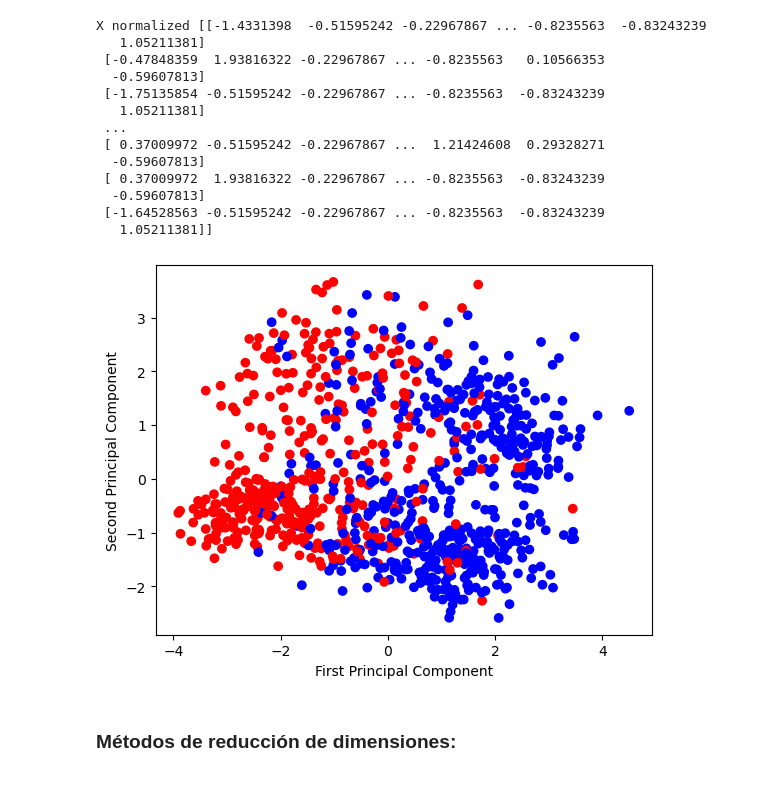
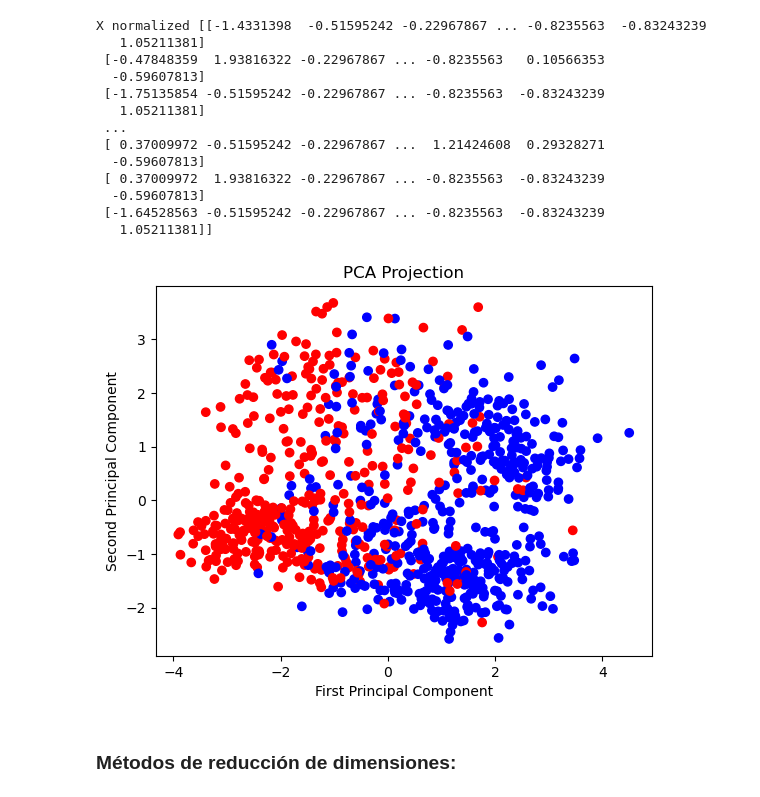
Before and after one commit to CursosLic-PabloAlvarado/tarea-6-t6-brayain, a Jupyter notebook: heart.ipynb, the cells around one changed output. Drawn from its saved outputs; the diff is of its cells as text; code cells hidden in the pictures.

```diff
--- a/heart.ipynb
+++ b/heart.ipynb
@@ -98,13 +98,15 @@ from sklearn.decomposition import PCA
 # %%
 pca = PCA(n_components=2)
 X_pca = pca.fit_transform(X_normalized)
 colors = {0: 'red', 1: 'blue'}
 plt.scatter(X_pca[:, 0], X_pca[:, 1], c=[colors[i] for i in y])
 plt.xlabel('First Principal Component')
 plt.ylabel('Second Principal Component')
+plt.title('PCA Projection')
+
 plt.show()
 # %% [output]
-[figure, old version]
+[figure, new version]
 # %% [markdown]
 ### Métodos de reducción de dimensiones:
 # %% [markdown]
```
Also changed, not shown: parts of 9 cells of this notebook, 1 other file.
